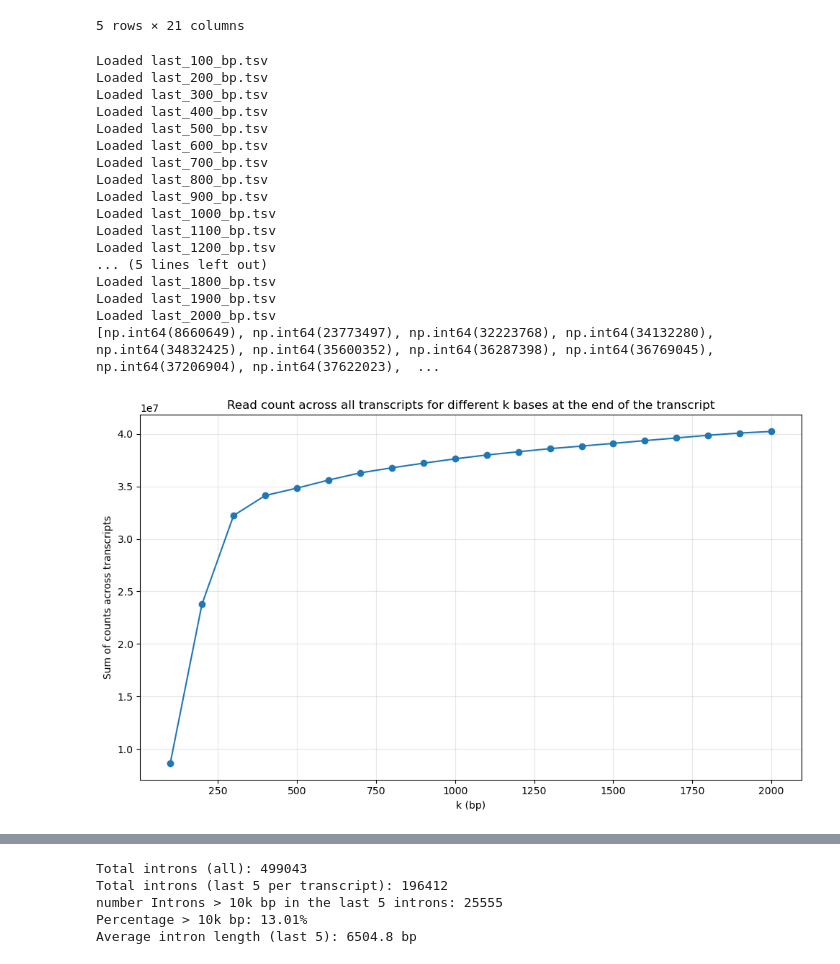
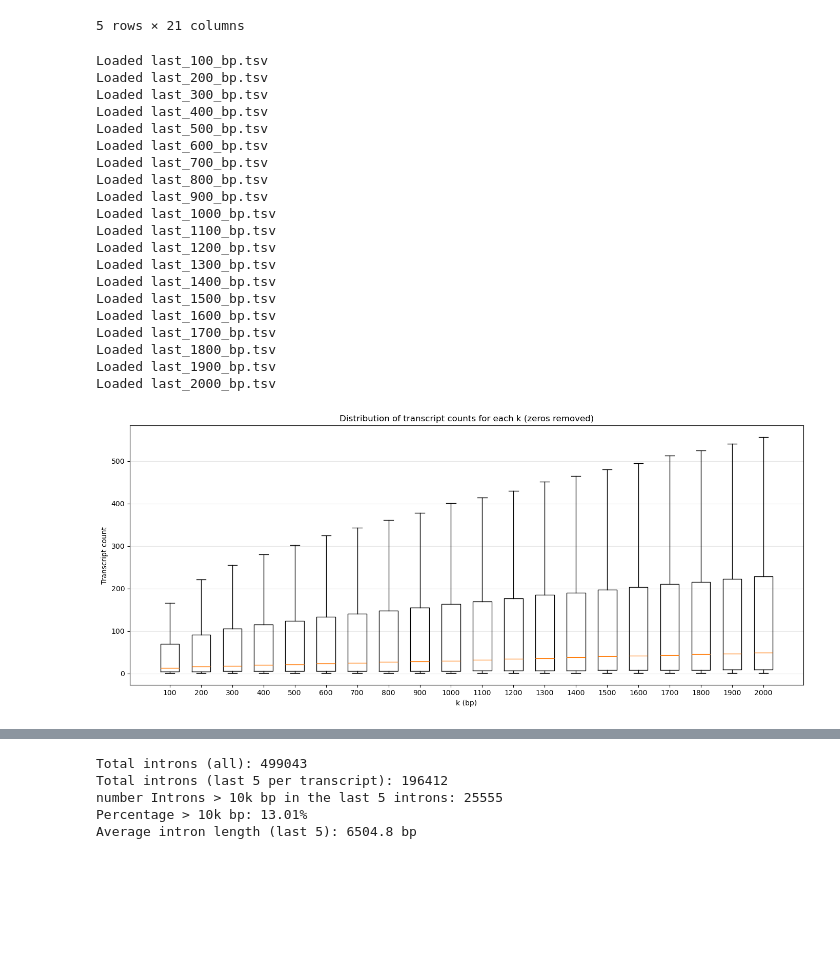
Before and after one commit to tolgatabanli/scCount_gobi, a Jupyter notebook: prototyping/playground.ipynb, the cells around one changed output, grey strips where cells are left out. Saved outputs shown, nothing was run; the diff lists cells and outputs as text; code cells hidden in the pictures; blank space fills up the shorter version.

```diff
--- a/prototyping/playground.ipynb
+++ b/prototyping/playground.ipynb
@@ -146,66 +146,68 @@ star_last_k_counts.head()
 5 rows × 21 columns
 # %%
 import pandas as pd
+import matplotlib.pyplot as plt
 from pathlib import Path
-from functools import reduce
 
 # Directory containing the TSV files
-coverage_dir = Path('../data/coverage_filtered')
+coverage_dir = Path('../data/coverage_spaceranger')
 
-# List to hold individual dataframes
-counts = []
+# Mapping: k -> {transcript_id -> summed_count}
+counts = {}
 
 # Loop through k values from 100 to 2000 in steps of 100
 for k in range(100, 2100, 100):
+    counts_k = {}
     tsv_file = coverage_dir / f'last_{k}_bp.tsv'
+    if tsv_file.exists():
+        # Read transcript-level counts for this k
+        df = pd.read_csv(tsv_file, sep='\t', header=0, names=['transcript_id', 'count'])
+        for transcript_id, group in df.groupby('transcript_id'):
+            counts_k[transcript_id] = counts_k.get(transcript_id, 0) + group['count'].sum()
 
-    if tsv_file.exists():
-        # Read the TSV file
-        df = pd.read_csv(tsv_file, sep='\t')
-        # Rename k_count to count for consistency
-        df.rename(columns={'k_count': f'count_{k}'}, inplace=True)
-        counts.append(df[f"count_{k}"].sum())
+        counts[k] = counts_k
         print(f"Loaded {tsv_file.name}")
-print(counts)
+# Boxplots: transcript count distribution for each k (filter out count == 0)
+k_values = sorted(counts.keys())
+filtered_k_values = []
+boxplot_data = []
+
+for k in k_values:
+    values = [v for v in counts[k].values() if v != 0]
+    if values:
+        filtered_k_values.append(k)
+        boxplot_data.append(values)
+
+if boxplot_data:
+    fig, ax = plt.subplots(figsize=(14, 6), dpi=100)
+    ax.boxplot(boxplot_data, positions=filtered_k_values, widths=60, showfliers=False)
+    ax.set_xlabel('k (bp)')
+    ax.set_ylabel('Transcript count')
+    ax.set_title('Distribution of transcript counts for each k (zeros removed)')
+    ax.grid(True, alpha=0.3, axis='y')
+    plt.tight_layout()
+    plt.show()
+else:
+    print('No non-zero transcript counts found to plot.')
 # %% [output]
 Loaded last_100_bp.tsv
 Loaded last_200_bp.tsv
 Loaded last_300_bp.tsv
 Loaded last_400_bp.tsv
 Loaded last_500_bp.tsv
 Loaded last_600_bp.tsv
 Loaded last_700_bp.tsv
 Loaded last_800_bp.tsv
 Loaded last_900_bp.tsv
 Loaded last_1000_bp.tsv
 Loaded last_1100_bp.tsv
 Loaded last_1200_bp.tsv
-... (5 lines left out)
+Loaded last_1300_bp.tsv
+Loaded last_1400_bp.tsv
+Loaded last_1500_bp.tsv
+Loaded last_1600_bp.tsv
+Loaded last_1700_bp.tsv
 Loaded last_1800_bp.tsv
 Loaded last_1900_bp.tsv
 Loaded last_2000_bp.tsv
-[np.int64(8660649), np.int64(23773497), np.int64(32223768), np.int64(34132280), np.int64(34832425), np.int64(35600352), np.int64(36287398), np.int64(36769045), np.int64(37206904), np.int64(37622023),  ...
+[figure, added]
-# %%
-import matplotlib.pyplot as plt
-count_cols = [f'k{k}_count' for k in range(100, 2001, 100) if f'k{k}_count' in star_last_k_counts.columns]
-
-# Sum per k-column across all transcripts
-col_sums = star_last_k_counts[count_cols].sum()
-
-# Numeric x-axis from column names (k100_count -> 100, etc.)
-k_values = [int(c.replace('k', '').replace('_count', '')) for c in count_cols]
-
-# Sum of all counts across all transcripts and all k-columns
-total_sum = col_sums.sum()
-
-fig, ax = plt.subplots(figsize=(10, 6))
-ax.plot(k_values,counts, marker='o')
-ax.set_xlabel('k (bp)')
-ax.set_ylabel('Sum of counts across transcripts')
-ax.set_title(f'Read count across all transcripts for different k bases at the end of the transcript')
-ax.grid(True, alpha=0.3)
-
-plt.tight_layout()
-plt.show()
-# %% [output]
-[figure, removed]
```
Also changed, not shown: parts of 2 cells of this notebook, 2 other files.
